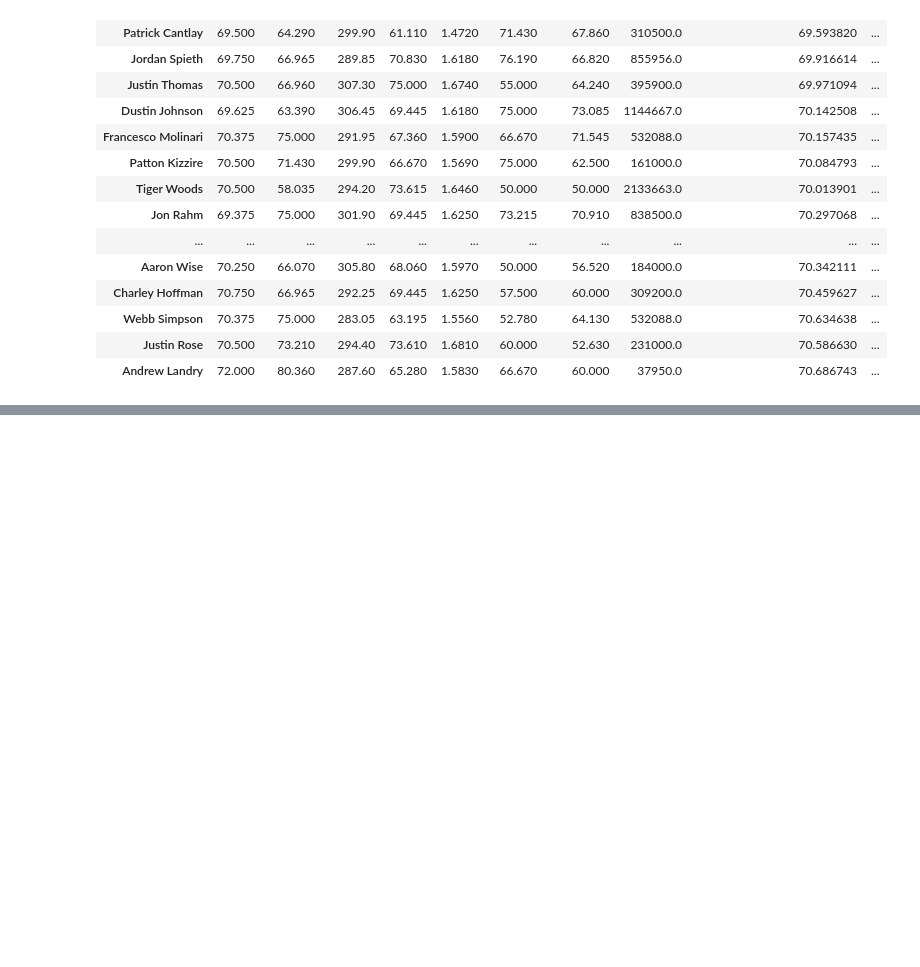
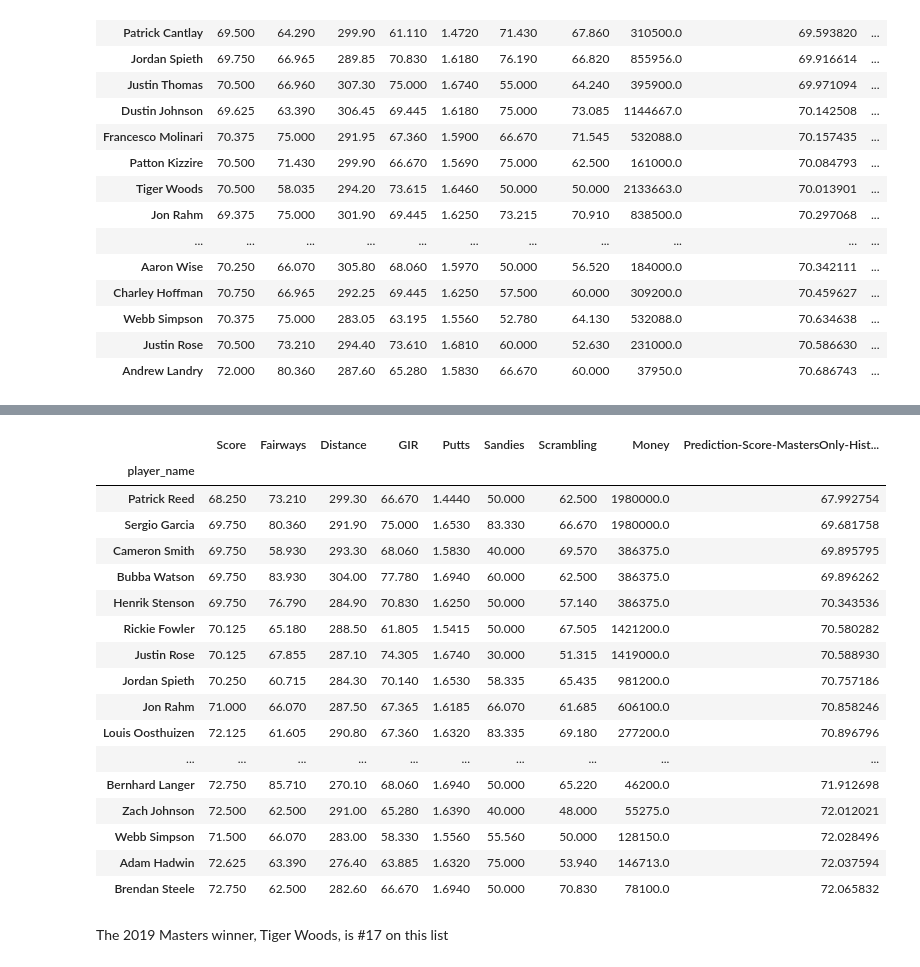
Before and after one commit to nicolehayashi/masterswinner, a Jupyter notebook: 2020masterswinner.ipynb, the cells around one changed output, grey strips where cells are left out. Drawn from its saved outputs; the diff is of its cells as text; code cells hidden in the pictures; blank space fills up the shorter version.

```diff
--- a/2020masterswinner.ipynb
+++ b/2020masterswinner.ipynb
@@ -1017,0 +1037,3 @@ df_2020winner_mastersonly_agg.nlargest(20, 'Prediction-Money-MastersOnly') #use
+# %%
+df_2019winner_mastersonly_historical = df[(df.year >= 2017) & (df.year <= 2018) & (df.Money >= 1) & (df['tournament'] == 'Masters Tournament')]
+df_2019winner_mastersonly_historical.head()
@@ -1017,0 +1047,4 @@ df_2020winner_mastersonly_agg.nlargest(20, 'Prediction-Money-MastersOnly') #use
+# %%
+aggregation_functions = {'Score': 'mean', 'Fairways': 'mean', 'Distance': 'mean', 'GIR': 'mean', 'Putts': 'mean', 'Sandies': 'mean', 'Scrambling': 'mean', 'Money': 'sum'}
+df_2019winner_mastersonly_historical_agg = df.groupby(df_2019winner_mastersonly_historical['player_name']).aggregate(aggregation_functions)
+df_2019winner_mastersonly_historical_agg.nsmallest(20, 'Score')
@@ -1017,0 +1092,24 @@ df_2020winner_mastersonly_agg.nlargest(20, 'Prediction-Money-MastersOnly') #use
+# %%
+df_2019winner_mastersonly_historical_agg['Prediction-Score-MastersOnly-Historical'] = 59.1533 + (-0.2147*df_2019winner_mastersonly_historical_agg.GIR) + (-0.0259*df_2019winner_mastersonly_historical_agg.Scrambling) + (17.1553*df_2019winner_mastersonly_historical_agg.Putts)
+df_2019winner_mastersonly_historical_agg.nsmallest(30, 'Prediction-Score-MastersOnly-Historical') #use .nsmallest for lowest score
+# %% [output]
+|  | Score | Fairways | Distance | GIR | Putts | Sandies | Scrambling | Money | Prediction-Score-MastersOnly-Hist... |
+| player_name |  |  |  |  |  |  |  |  |  |
+| Patrick Reed | 68.250 | 73.210 | 299.30 | 66.670 | 1.4440 | 50.000 | 62.500 | 1980000.0 | 67.992754 |
+| Sergio Garcia | 69.750 | 80.360 | 291.90 | 75.000 | 1.6530 | 83.330 | 66.670 | 1980000.0 | 69.681758 |
+| Cameron Smith | 69.750 | 58.930 | 293.30 | 68.060 | 1.5830 | 40.000 | 69.570 | 386375.0 | 69.895795 |
+| Bubba Watson | 69.750 | 83.930 | 304.00 | 77.780 | 1.6940 | 60.000 | 62.500 | 386375.0 | 69.896262 |
+| Henrik Stenson | 69.750 | 76.790 | 284.90 | 70.830 | 1.6250 | 50.000 | 57.140 | 386375.0 | 70.343536 |
+| Rickie Fowler | 70.125 | 65.180 | 288.50 | 61.805 | 1.5415 | 50.000 | 67.505 | 1421200.0 | 70.580282 |
+| Justin Rose | 70.125 | 67.855 | 287.10 | 74.305 | 1.6740 | 30.000 | 51.315 | 1419000.0 | 70.588930 |
+| Jordan Spieth | 70.250 | 60.715 | 284.30 | 70.140 | 1.6530 | 58.335 | 65.435 | 981200.0 | 70.757186 |
+| Jon Rahm | 71.000 | 66.070 | 287.50 | 67.365 | 1.6185 | 66.070 | 61.685 | 606100.0 | 70.858246 |
+| Louis Oosthuizen | 72.125 | 61.605 | 290.80 | 67.360 | 1.6320 | 83.335 | 69.180 | 277200.0 | 70.896796 |
+| ... | ... | ... | ... | ... | ... | ... | ... | ... | ... |
+| Bernhard Langer | 72.750 | 85.710 | 270.10 | 68.060 | 1.6940 | 50.000 | 65.220 | 46200.0 | 71.912698 |
+| Zach Johnson | 72.500 | 62.500 | 291.00 | 65.280 | 1.6390 | 40.000 | 48.000 | 55275.0 | 72.012021 |
+| Webb Simpson | 71.500 | 66.070 | 283.00 | 58.330 | 1.5560 | 55.560 | 50.000 | 128150.0 | 72.028496 |
+| Adam Hadwin | 72.625 | 63.390 | 276.40 | 63.885 | 1.6320 | 75.000 | 53.940 | 146713.0 | 72.037594 |
+| Brendan Steele | 72.750 | 62.500 | 282.60 | 66.670 | 1.6940 | 50.000 | 70.830 | 78100.0 | 72.065832 |
+# %% [markdown]
+The 2019 Masters winner, Tiger Woods, is #17 on this list
```
Also changed, not shown: parts of 16 cells of this notebook.
